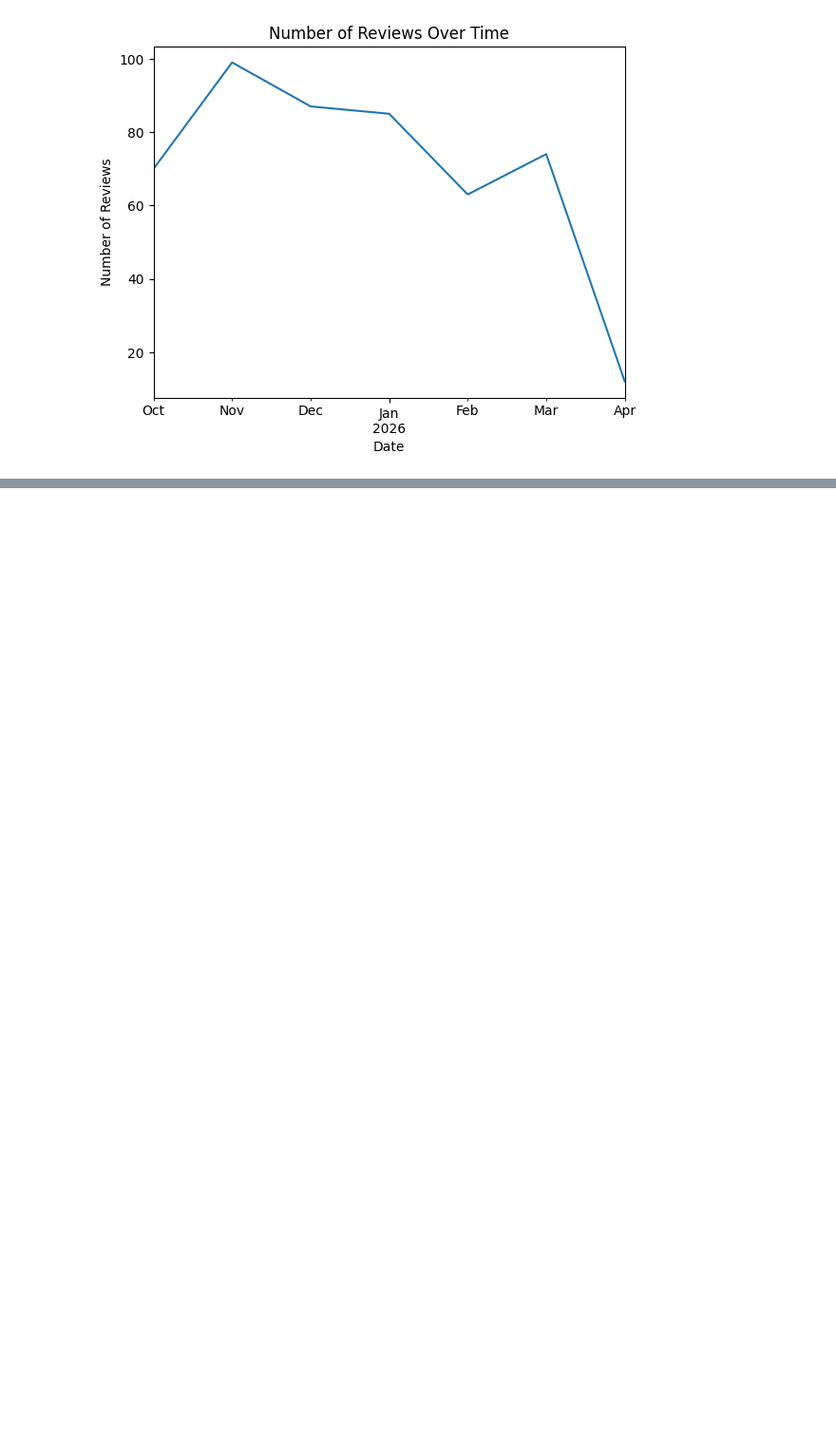
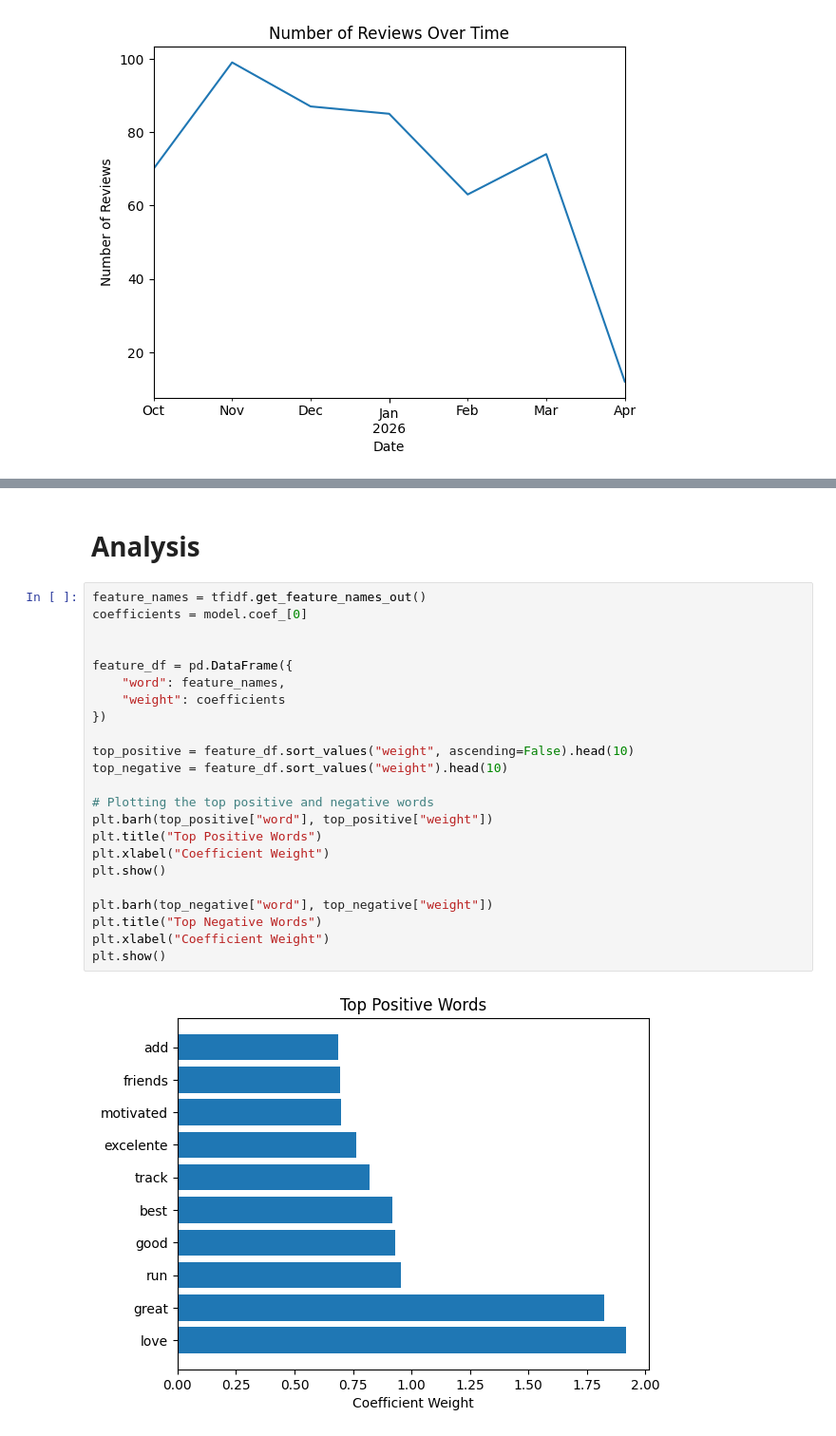
Before and after one commit to geoffreycloud/ios-app-review-insights, a Jupyter notebook: Sentiment_Analysis.ipynb, the cells around one changed output, grey strips where cells are left out. Shown at 95% size. Saved outputs shown, nothing was run; the diff lists cells and outputs as text; blank space fills up the shorter version.

```diff
--- a/Sentiment_Analysis.ipynb
+++ b/Sentiment_Analysis.ipynb
@@ -80,0 +244,27 @@ plt.show()
+# %% [markdown]
+# Analysis
+# %%
+feature_names = tfidf.get_feature_names_out()
+coefficients = model.coef_[0]
+
+
+feature_df = pd.DataFrame({
+    "word": feature_names,
+    "weight": coefficients
+})
+
+top_positive = feature_df.sort_values("weight", ascending=False).head(10)
+top_negative = feature_df.sort_values("weight").head(10)
+
+# Plotting the top positive and negative words
+plt.barh(top_positive["word"], top_positive["weight"])
+plt.title("Top Positive Words")
+plt.xlabel("Coefficient Weight")
+plt.show()
+
+plt.barh(top_negative["word"], top_negative["weight"])
+plt.title("Top Negative Words")
+plt.xlabel("Coefficient Weight")
+plt.show()
+# %% [output]
+[figure, added]
```
Also changed, not shown: parts of 23 cells of this notebook.
